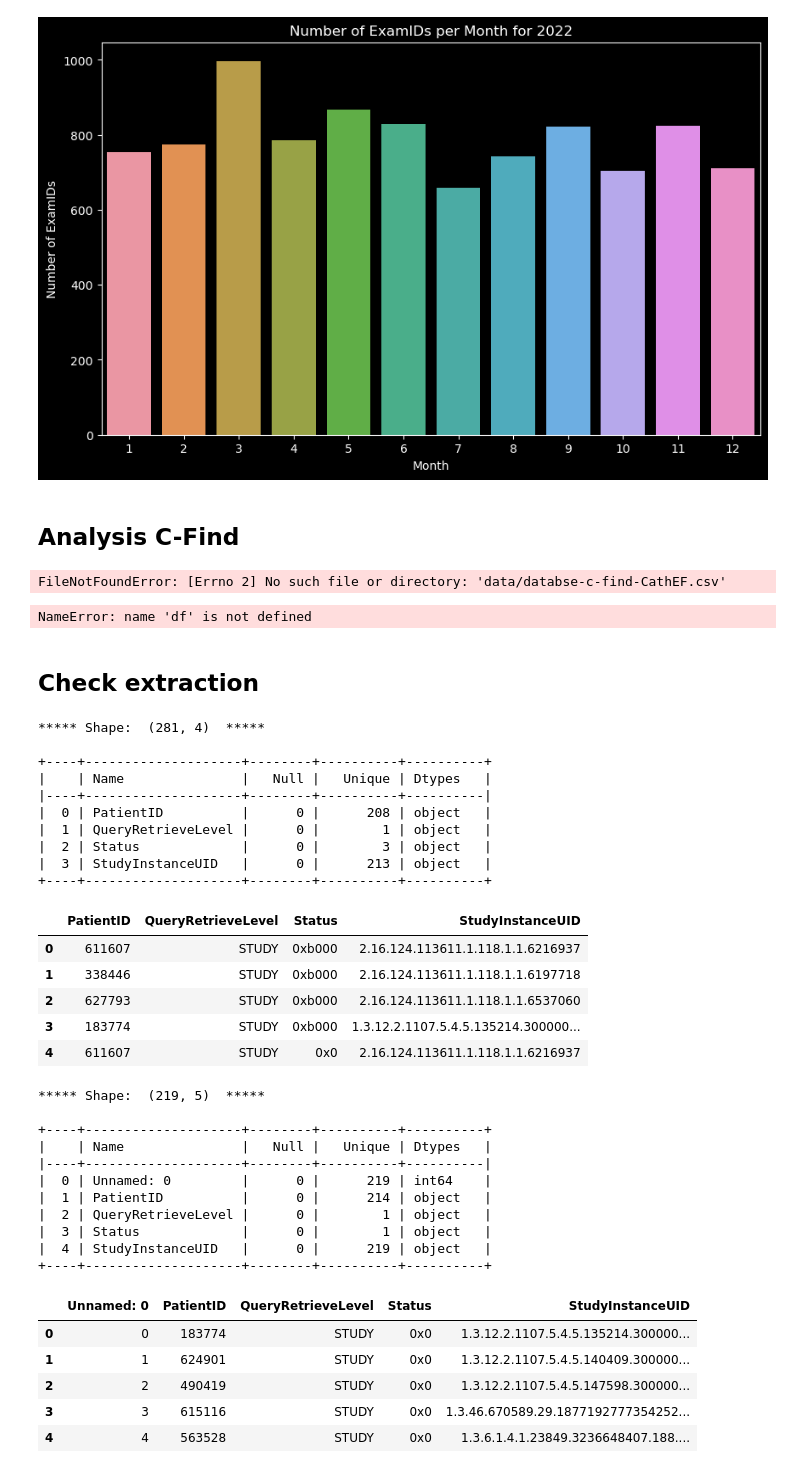
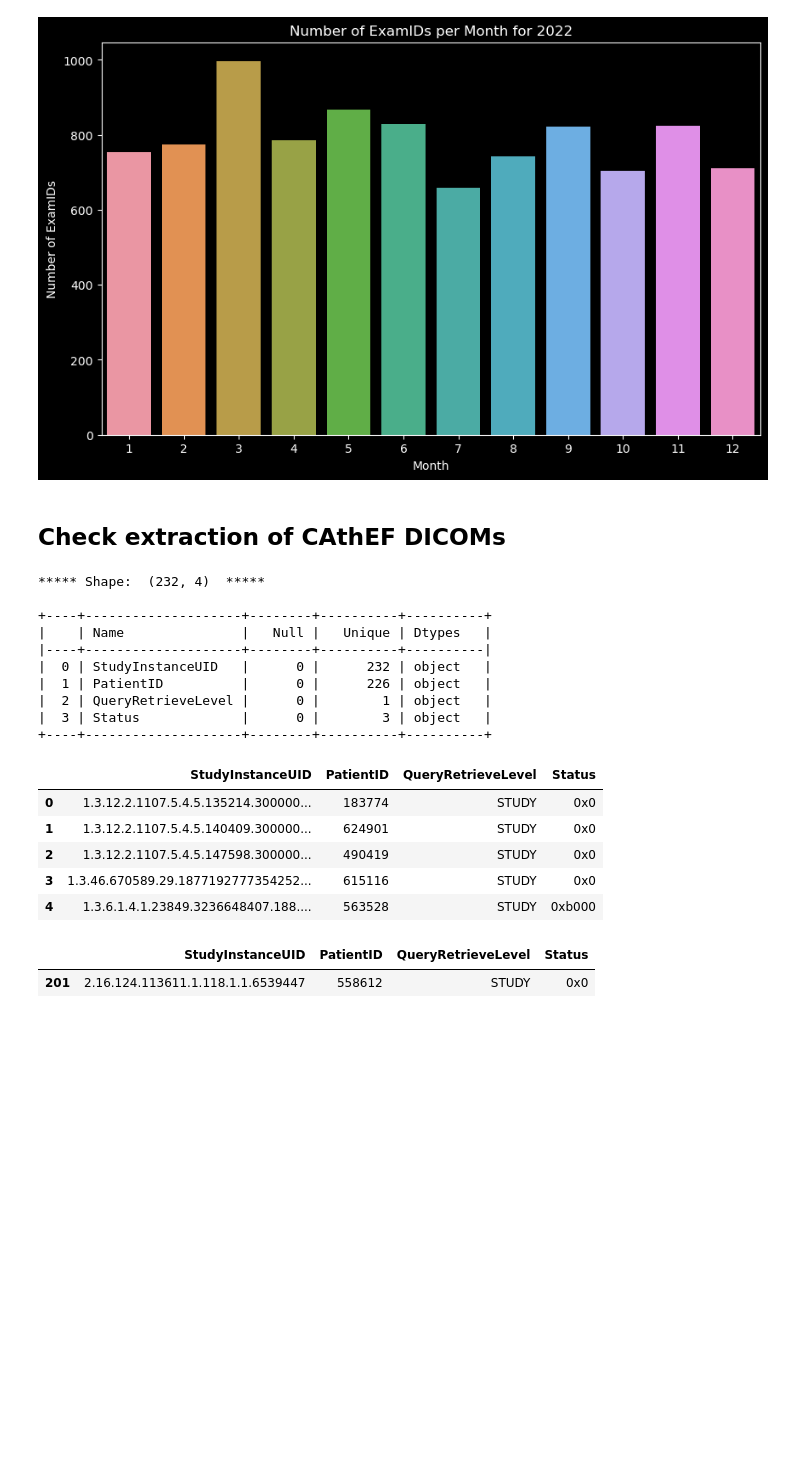
Before and after one commit to robertavram-md/pydicom-batch, a Jupyter notebook: CathEF_Format_Inference_CSV.ipynb, the cells around one changed output. Saved outputs shown, nothing was run; the diff lists cells and outputs as text; code cells hidden in the pictures; blank space fills up the shorter version.

```diff
--- a/CathEF_Format_Inference_CSV.ipynb
+++ b/CathEF_Format_Inference_CSV.ipynb
@@ -95,60 +99,36 @@ plt.show()
 # %% [output]
 9411
 [figure]
-# %% [markdown]
-## Analysis C-Find
-# %%
-df = pd.read_csv('data/databse-c-find-CathEF.csv')
-# %% [output]
-FileNotFoundError: [Errno 2] No such file or directory: 'data/databse-c-find-CathEF.csv'
-# %%
-df_stats(df)
-# %% [output]
-NameError: name 'df' is not defined
 # %% [markdown]
-## Check extraction
+## Check extraction of CAthEF DICOMs
 # %%
-df_cathef = pd.read_csv('data/audit-inference-20210803-20230803_extract.csv')
+df_to_extract = pd.read_csv('data/audit-inference-20210803-20230803_extract.csv')
+df_to_extract = df_to_extract.groupby(['StudyInstanceUID']).first().reset_index()
 # %%
-display(df_stats(df_cathef))
+display(df_stats(df_to_extract))
 # %% [output]
-***** Shape:  (281, 4)  *****
+***** Shape:  (232, 4)  *****
 
 +----+--------------------+--------+----------+----------+
 |    | Name               |   Null |   Unique | Dtypes   |
 |----+--------------------+--------+----------+----------|
-|  0 | PatientID          |      0 |      208 | object   |
-|  1 | QueryRetrieveLevel |      0 |        1 | object   |
-|  2 | Status             |      0 |        3 | object   |
-|  3 | StudyInstanceUID   |      0 |      213 | object   |
+|  0 | StudyInstanceUID   |      0 |      232 | object   |
+|  1 | PatientID          |      0 |      226 | object   |
+|  2 | QueryRetrieveLevel |      0 |        1 | object   |
+|  3 | Status             |      0 |        3 | object   |
 +----+--------------------+--------+----------+----------+
-|  | PatientID | QueryRetrieveLevel | Status | StudyInstanceUID |
-| 0 | 611607 | STUDY | 0xb000 | 2.16.124.113611.1.118.1.1.6216937 |
-| 1 | 338446 | STUDY | 0xb000 | 2.16.124.113611.1.118.1.1.6197718 |
-| 2 | 627793 | STUDY | 0xb000 | 2.16.124.113611.1.118.1.1.6537060 |
-| 3 | 183774 | STUDY | 0xb000 | 1.3.12.2.1107.5.4.5.135214.300000... |
-| 4 | 611607 | STUDY | 0x0 | 2.16.124.113611.1.118.1.1.6216937 |
+|  | StudyInstanceUID | PatientID | QueryRetrieveLevel | Status |
+| 0 | 1.3.12.2.1107.5.4.5.135214.300000... | 183774 | STUDY | 0x0 |
+| 1 | 1.3.12.2.1107.5.4.5.140409.300000... | 624901 | STUDY | 0x0 |
+| 2 | 1.3.12.2.1107.5.4.5.147598.300000... | 490419 | STUDY | 0x0 |
+| 3 | 1.3.46.670589.29.1877192777354252... | 615116 | STUDY | 0x0 |
+| 4 | 1.3.6.1.4.1.23849.3236648407.188.... | 563528 | STUDY | 0xb000 |
 # %%
-data = pd.read_csv('data/audit-inference-20210803-20230803.csv')
-display(df_stats(data))
+#df_to_extract = pd.read_csv('data/database-c-find_missing_audit_20231016_for_cmove_extracted.csv')
+display(df_to_extract.loc[df_to_extract['StudyInstanceUID']=='2.16.124.113611.1.118.1.1.6539447'])
 # %% [output]
-***** Shape:  (219, 5)  *****
-
-+----+--------------------+--------+----------+----------+
-|    | Name               |   Null |   Unique | Dtypes   |
-|----+--------------------+--------+----------+----------|
-|  0 | Unnamed: 0         |      0 |      219 | int64    |
-|  1 | PatientID          |      0 |      214 | object   |
-|  2 | QueryRetrieveLevel |      0 |        1 | object   |
-|  3 | Status             |      0 |        1 | object   |
-|  4 | StudyInstanceUID   |      0 |      219 | object   |
-+----+--------------------+--------+----------+----------+
-|  | Unnamed: 0 | PatientID | QueryRetrieveLevel | Status | StudyInstanceUID |
-| 0 | 0 | 183774 | STUDY | 0x0 | 1.3.12.2.1107.5.4.5.135214.300000... |
-| 1 | 1 | 624901 | STUDY | 0x0 | 1.3.12.2.1107.5.4.5.140409.300000... |
-| 2 | 2 | 490419 | STUDY | 0x0 | 1.3.12.2.1107.5.4.5.147598.300000... |
-| 3 | 3 | 615116 | STUDY | 0x0 | 1.3.46.670589.29.1877192777354252... |
-| 4 | 4 | 563528 | STUDY | 0x0 | 1.3.6.1.4.1.23849.3236648407.188.... |
+|  | StudyInstanceUID | PatientID | QueryRetrieveLevel | Status |
+| 201 | 2.16.124.113611.1.118.1.1.6539447 | 558612 | STUDY | 0x0 |
 # %%
 from tqdm import tqdm
 import os
```
Also changed, not shown: parts of 13 cells of this notebook, 4 other files.
